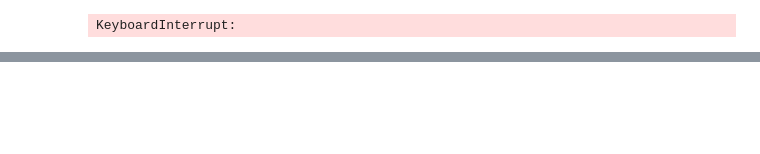
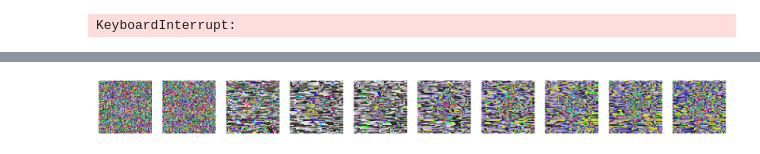
Before and after one commit to hungq1205/diffusion_pkm, a Jupyter notebook: image-gen.ipynb, the cells around one changed output, grey strips where cells are left out. Cells and saved outputs as stored; diff of their text form; code cells hidden in the pictures; blank space fills up the shorter version.

```diff
--- a/image-gen.ipynb
+++ b/image-gen.ipynb
@@ -193,0 +235,6 @@ KeyboardInterrupt:
+# %%
+diffusion_model.eval()
+sample = torch.randn(1, 3, 64, 64).to(device)
+generate(sample)
+# %% [output]
+[figure, added]
```
Also changed, not shown: parts of 12 cells of this notebook.
